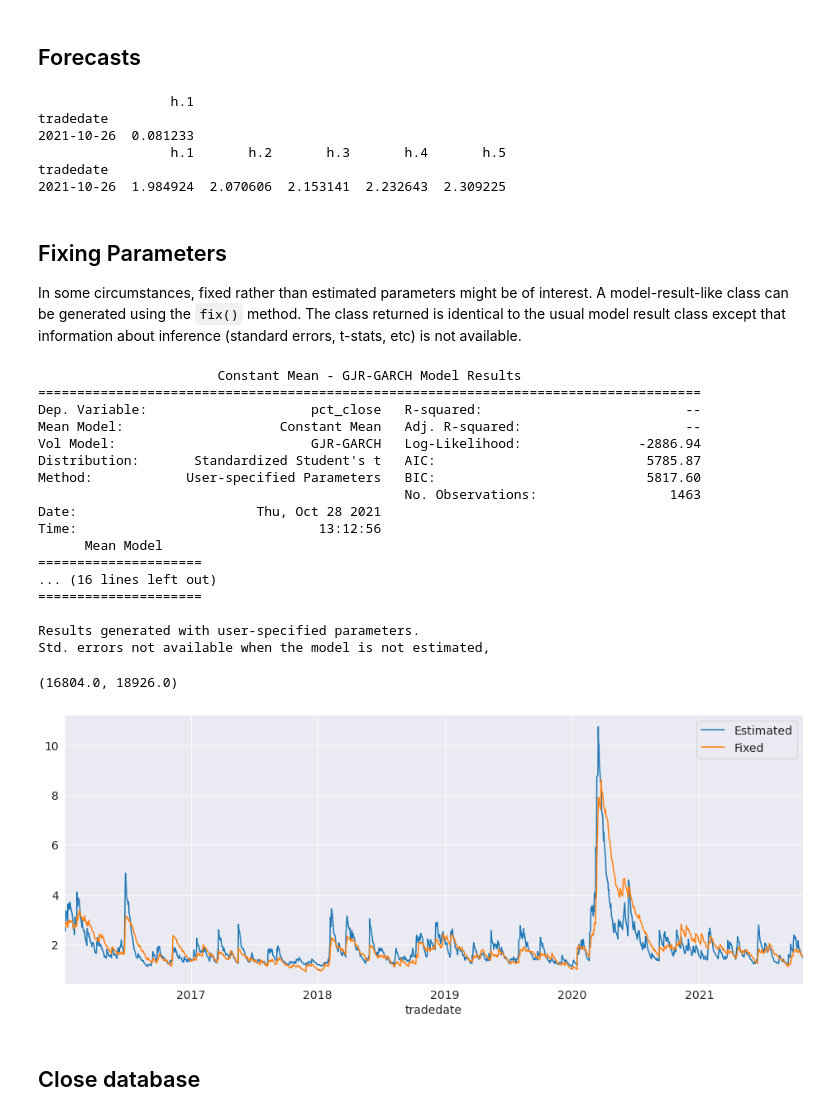
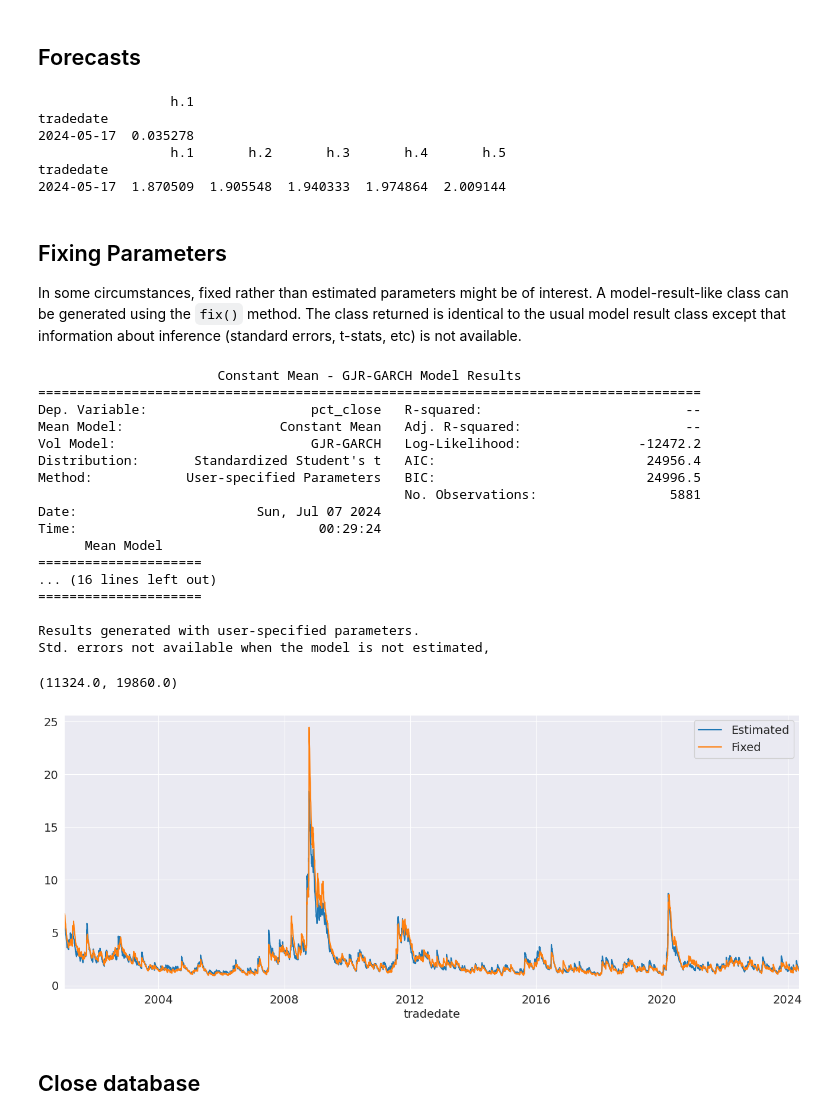
Before and after one commit to kwoodle/ktrade_volatility, a Jupyter notebook: notebooks/garch_sql.ipynb, the cells around one changed output. Saved outputs shown, nothing was run; the diff lists cells and outputs as text; code cells hidden in the pictures.

```diff
--- a/notebooks/garch_sql.ipynb
+++ b/notebooks/garch_sql.ipynb
@@ -15,7 +15,7 @@ plt.rc("font", size=14)
 # %%
 from sqlalchemy import create_engine
 
-engine = create_engine('mysql+pymysql://localhost', connect_args={'read_default_file': '~/.mytest.cnf'})
+engine = create_engine('mysql+pymysql://localhost', connect_args={'read_default_file': '~/.myuseq.cnf'})
 conn = engine.connect()
 # %%
 import pandas as pd
@@ -226,10 +226,10 @@ print(forecasts.residual_variance.iloc[-3:])
 # %% [output]
                  h.1
 tradedate
-2021-10-26  0.081233
+2024-05-17  0.035278
                  h.1       h.2       h.3       h.4       h.5
 tradedate
-2021-10-26  1.984924  2.070606  2.153141  2.232643  2.309225
+2024-05-17  1.870509  1.905548  1.940333  1.974864  2.009144
 # %% [markdown]
 ## Fixing Parameters
 In some circumstances, fixed rather than estimated parameters might be of interest.  A model-result-like class can be generated using the `fix()` method.  The class returned is identical to the usual model result class except that information about inference (standard errors, t-stats, etc) is not available.
@@ -241,12 +241,12 @@ print(fixed_res.summary())
 =====================================================================================
 Dep. Variable:                     pct_close   R-squared:                          --
 Mean Model:                    Constant Mean   Adj. R-squared:                     --
-Vol Model:                         GJR-GARCH   Log-Likelihood:               -2886.94
-Distribution:       Standardized Student's t   AIC:                           5785.87
-Method:            User-specified Parameters   BIC:                           5817.60
-                                               No. Observations:                 1463
-Date:                       Thu, Oct 28 2021
-Time:                               13:12:56
+Vol Model:                         GJR-GARCH   Log-Likelihood:               -12472.2
+Distribution:       Standardized Student's t   AIC:                           24956.4
+Method:            User-specified Parameters   BIC:                           24996.5
+                                               No. Observations:                 5881
+Date:                       Sun, Jul 07 2024
+Time:                               00:29:24
       Mean Model
 =====================
 ... (16 lines left out)
@@ -257,13 +257,13 @@ Std. errors not available when the model is not estimated,
 # %%
 import pandas as pd
 
-df = pd.concat([res.conditional_volatility, fixed_res.conditional_volatility], 1)
+df = pd.concat([res.conditional_volatility, fixed_res.conditional_volatility], axis=1)
 df.columns = ["Estimated", "Fixed"]
 subplot = df.plot()
 subplot.set_xlim(xlim)
 # %% [output]
-(16804.0, 18926.0)
+(11324.0, 19860.0)
-[figure, old version]
+[figure, new version]
 # %% [markdown]
 ## Close database
 # %%
```
Also changed, not shown: parts of 10 cells of this notebook, 7 other files.
